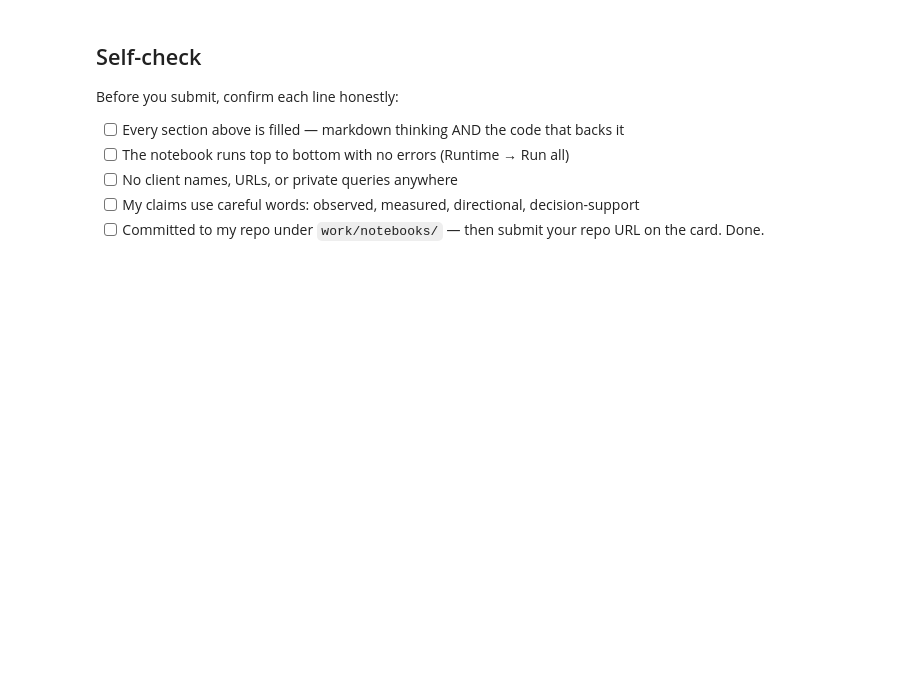
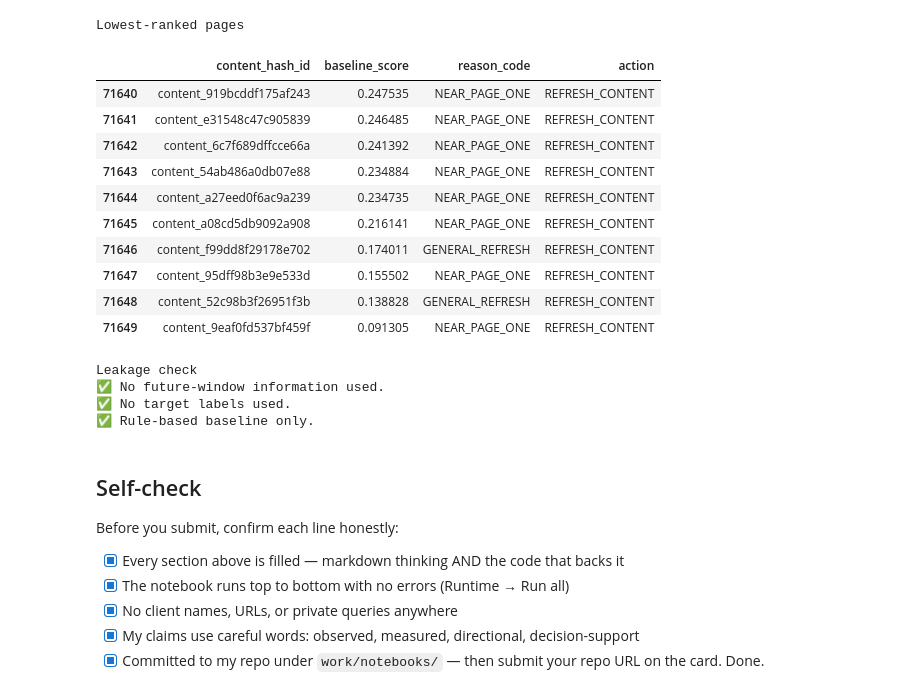
Before and after one commit to helnagar123/flyrank-ml-internship, a Jupyter notebook: work/notebooks/w04_baseline_score.ipynb, the cells around one changed output. Drawn from its saved outputs; the diff is of its cells as text; code cells hidden in the pictures; blank space fills up the shorter version.

```diff
--- a/work/notebooks/w04_baseline_score.ipynb
+++ b/work/notebooks/w04_baseline_score.ipynb
@@ -36,0 +20,25 @@ This skeleton is yours to fill. Work the sections **in order** — each one has
+# %%
+# Load datasets
+
+content = load_dataset(
+    "FlyRank/internship-warehouse",
+    "dim_content",
+    split="train"
+)
+
+performance = load_dataset(
+    "FlyRank/internship-warehouse",
+    "fact_content_daily_performance",
+    split="train"
+)
+
+# DuckDB
+con = duckdb.connect()
+
+con.register("dim_content", content.data.table)
+con.register("daily_perf", performance.data.table)
+
+print("Tables loaded successfully!")
+
+display(con.sql("SELECT COUNT(*) FROM dim_content").df())
+display(con.sql("SELECT COUNT(*) FROM daily_perf").df())
@@ -37,10 +405,44 @@ This skeleton is yours to fill. Work the sections **in order** — each one has
+# %%
+print("Lowest-ranked pages")
+display(
+    ranked.tail(10)[
+        [
+            "content_hash_id",
+            "baseline_score",
+            "reason_code",
+            "action"
+        ]
+    ]
+)
+
+print("\nLeakage check")
+print("✅ No future-window information used.")
+print("✅ No target labels used.")
+print("✅ Rule-based baseline only.")
+# %% [output]
+Lowest-ranked pages
+|  | content_hash_id | baseline_score | reason_code | action |
+| 71640 | content_919bcddf175af243 | 0.247535 | NEAR_PAGE_ONE | REFRESH_CONTENT |
+| 71641 | content_e31548c47c905839 | 0.246485 | NEAR_PAGE_ONE | REFRESH_CONTENT |
+| 71642 | content_6c7f689dffcce66a | 0.241392 | NEAR_PAGE_ONE | REFRESH_CONTENT |
+| 71643 | content_54ab486a0db07e88 | 0.234884 | NEAR_PAGE_ONE | REFRESH_CONTENT |
+| 71644 | content_a27eed0f6ac9a239 | 0.234735 | NEAR_PAGE_ONE | REFRESH_CONTENT |
+| 71645 | content_a08cd5db9092a908 | 0.216141 | NEAR_PAGE_ONE | REFRESH_CONTENT |
+| 71646 | content_f99dd8f29178e702 | 0.174011 | GENERAL_REFRESH | REFRESH_CONTENT |
+| 71647 | content_95dff98b3e9e533d | 0.155502 | NEAR_PAGE_ONE | REFRESH_CONTENT |
+| 71648 | content_52c98b3f26951f3b | 0.138828 | GENERAL_REFRESH | REFRESH_CONTENT |
+| 71649 | content_9eaf0fd537bf459f | 0.091305 | NEAR_PAGE_ONE | REFRESH_CONTENT |
+Leakage check
+✅ No future-window information used.
+✅ No target labels used.
+✅ Rule-based baseline only.
 # %% [markdown]
 ## Self-check
 
 Before you submit, confirm each line honestly:
 
-- [ ] Every section above is filled — markdown thinking AND the code that backs it
-- [ ] The notebook runs top to bottom with no errors (Runtime → Run all)
-- [ ] No client names, URLs, or private queries anywhere
-- [ ] My claims use careful words: observed, measured, directional, decision-support
-- [ ] Committed to my repo under `work/notebooks/` — then submit your repo URL on the card. Done.
+- [x] Every section above is filled — markdown thinking AND the code that backs it
+- [x] The notebook runs top to bottom with no errors (Runtime → Run all)
+- [x] No client names, URLs, or private queries anywhere
+- [x] My claims use careful words: observed, measured, directional, decision-support
+- [x] Committed to my repo under `work/notebooks/` — then submit your repo URL on the card. Done.
```
Also changed, not shown: parts of 20 cells of this notebook.
